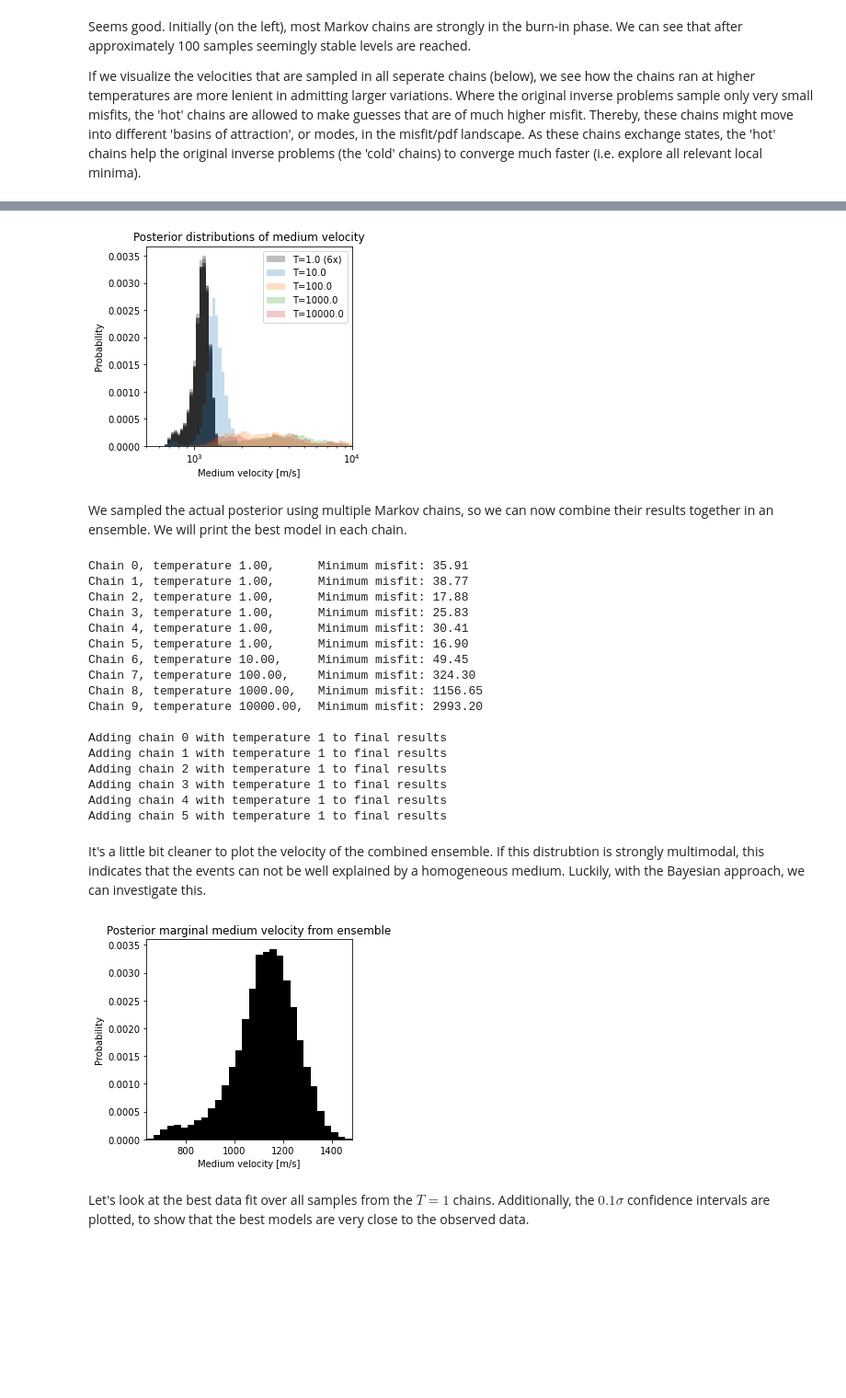
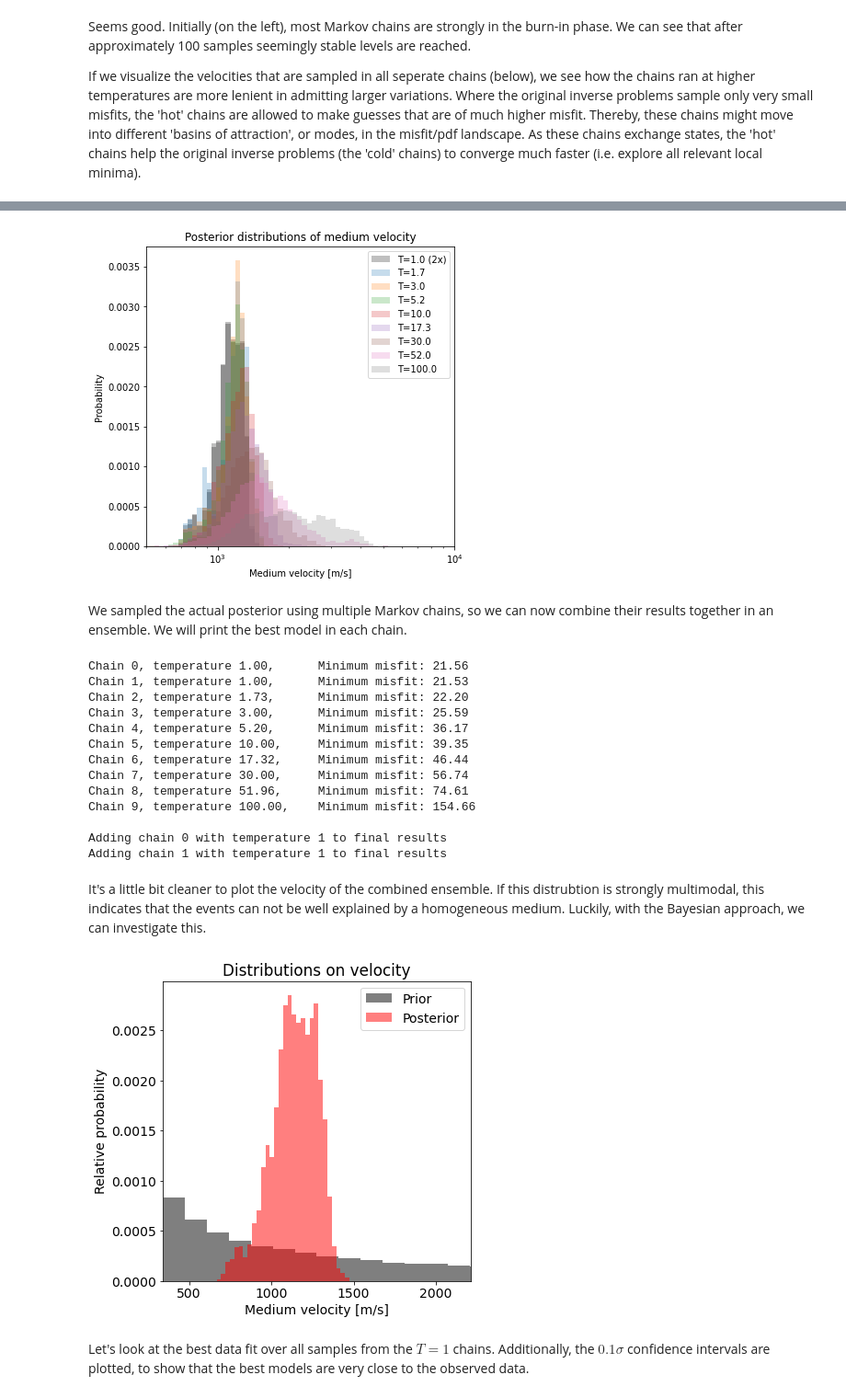
Before and after one commit to larsgeb/hmclab, a Jupyter notebook: notebooks/examples/Locating quakes.ipynb, the cells around one changed output, grey strips where cells are left out. Shown at 92% size. Saved outputs shown, nothing was run; the diff lists cells and outputs as text; code cells hidden in the pictures; blank space fills up the shorter version.

Commit message:
Updated plot of locating quakes

```diff
--- a/notebooks/examples/Locating quakes.ipynb
+++ b/notebooks/examples/Locating quakes.ipynb
@@ -185,12 +278,17 @@ _ = ax2.legend()
 # %% [markdown]
 We have pre-processed all the data in the `data/` folder. The notebook in that folder contains the pre-processing steps.
 # %%
-data_array = numpy.load("locatingquakes/data/data_array.npy")
-uncertainty_array = numpy.load("locatingquakes/data/uncertainty_array.npy")
-snr_array = numpy.load("locatingquakes/data/snr_array.npy")
+events_to_use = [1, 3, 4, 5, 6, 8, 10]
+
+data_array = numpy.load("locatingquakes/data/data_array.npy")[:, events_to_use]
+uncertainty_array = numpy.load("locatingquakes/data/uncertainty_array.npy")[
+    :, events_to_use
+]
+snr_array = numpy.load("locatingquakes/data/snr_array.npy")[:, events_to_use]
 event_descriptions = [
     file.split(".")[0] for file in list(numpy.load("locatingquakes/data/csv_files.npy"))
 ]
+event_descriptions = list(numpy.array(event_descriptions)[events_to_use])
 
 n_events = data_array.shape[1]
 # %% [markdown]
@@ -529,7 +660,7 @@ for i in range(algorithm_replicas):
     # Correct the misfit for temperature
     misfits_corrected = samples_misfits * temperatures[i]
 
-    ax1.plot(misfits_corrected[:200], alpha=0.8, label=label, c=c)
+    ax1.semilogy(misfits_corrected[:1000], alpha=0.8, label=label, c=c)
     ax2.plot(misfits_corrected, alpha=0.8, label=label, c=c)
     ax1.set_xlabel("Sample index")
     ax2.set_xlabel("Sample index")
@@ -548,6 +684,7 @@ If we visualize the velocities that are sampled in all seperate chains (below),
 # %%
 plt.figure(figsize=figsize)
 logbins = numpy.logspace(1, 4, 150)
+
 
 for i in range(algorithm_replicas):
     with hmclab.Samples(filenames[i]) as samples:
@@ -560,7 +697,7 @@ for i in range(algorithm_replicas):
         if temperatures[i] == 1 and (not i == 0):
             label = None
         elif temperatures[i] == 1:
-            label = f"T={temperatures[i]:.1f} ({numpy.sum(temperatures==1)}x)"
+            label = f"T={temperatures[i]:.1f} ({numpy.sum(numpy.array(temperatures)==1.0)}x)"
 
         plt.hist(
             samples_n[-2, :],
@@ -579,13 +716,13 @@ plt.ylabel("Probability")
 plt.title("Posterior distributions of medium velocity")
 plt.gca().set_xscale("log")
 # %% [output]
-[figure, old version]
+[figure, new version]
 # %% [markdown]
 We sampled the actual posterior using multiple Markov chains, so we can now combine their results together in an ensemble. We will print the best model in each chain.
 # %%
 # Load samples ----------------------------------------------------------------
 for i in range(algorithm_replicas):
-    with hmclab.Samples(filenames[i]) as samples:
+    with hmclab.Samples(filenames[i], burn_in=1000) as samples:
         samples_n = samples.numpy
 
     best_model_chain = samples_n[:-1, numpy.argmin(samples_n[-1, :])][:, None]
@@ -604,7 +741,7 @@ for i in range(algorithm_replicas):
 
     print(f"Adding chain {i} with temperature 1 to final results")
 
-    with hmclab.Samples(filenames[i], burn_in=10) as samples:
+    with hmclab.Samples(filenames[i], burn_in=1000) as samples:
         final_samples.append(samples.numpy)
 
 final_samples = numpy.hstack(final_samples)
@@ -613,35 +750,49 @@ final_samples = numpy.hstack(final_samples)
 best_model_overall = final_samples[:-1, numpy.argmin(final_samples[-1, :])][:, None]
 synthetics_best_model_overall = likelihood.forward_vector(best_model_overall)
 # %% [output]
-Chain 0, temperature 1.00,      Minimum misfit: 35.91
-Chain 1, temperature 1.00,      Minimum misfit: 38.77
-Chain 2, temperature 1.00,      Minimum misfit: 17.88
-Chain 3, temperature 1.00,      Minimum misfit: 25.83
-Chain 4, temperature 1.00,      Minimum misfit: 30.41
-Chain 5, temperature 1.00,      Minimum misfit: 16.90
-Chain 6, temperature 10.00,     Minimum misfit: 49.45
-Chain 7, temperature 100.00,    Minimum misfit: 324.30
-Chain 8, temperature 1000.00,   Minimum misfit: 1156.65
-Chain 9, temperature 10000.00,  Minimum misfit: 2993.20
+Chain 0, temperature 1.00,      Minimum misfit: 21.56
+Chain 1, temperature 1.00,      Minimum misfit: 21.53
+Chain 2, temperature 1.73,      Minimum misfit: 22.20
+Chain 3, temperature 3.00,      Minimum misfit: 25.59
+Chain 4, temperature 5.20,      Minimum misfit: 36.17
+Chain 5, temperature 10.00,     Minimum misfit: 39.35
+Chain 6, temperature 17.32,     Minimum misfit: 46.44
+Chain 7, temperature 30.00,     Minimum misfit: 56.74
+Chain 8, temperature 51.96,     Minimum misfit: 74.61
+Chain 9, temperature 100.00,    Minimum misfit: 154.66
 
 Adding chain 0 with temperature 1 to final results
 Adding chain 1 with temperature 1 to final results
-Adding chain 2 with temperature 1 to final results
-Adding chain 3 with temperature 1 to final results
-Adding chain 4 with temperature 1 to final results
-Adding chain 5 with temperature 1 to final results
 # %% [markdown]
 It's a little bit cleaner to plot the velocity of the combined ensemble. If this distrubtion is strongly multimodal, this indicates that the events can not be well explained by a homogeneous medium. Luckily, with the Bayesian approach, we can investigate this.
 # %%
 fig = plt.figure(figsize=figsize)
 ax = plt.axes()
-_,bins,_=ax.hist(final_samples[-2, :], color="k", bins=30, density=True)
+
+
+plt.title("Prior on medium P-wave velocity")
+_ = ax.hist(
+    (vel_prior.generate(50000).flatten()),
+    color="k",
+    alpha=0.5,
+    bins=50,
+    density=True,
+    label="Prior",
+)
+plt.xlabel("Medium velocity [m/s]")
+plt.ylabel("Relative probability")
+# plt.show()
+
+_, bins, _ = ax.hist(
+    final_samples[-2, :], color="r", bins=30, density=True, alpha=0.5, label="Posterior"
+)
 ax.set_xlabel("Medium velocity [m/s]")
-ax.set_ylabel("Probability")
-plt.title("Posterior marginal medium velocity from ensemble")
-_ = ax.set_xlim([bins.min(), bins.max()])
+ax.set_ylabel("Relative probability")
+plt.legend()
+plt.title("Distributions on velocity")
+_ = ax.set_xlim([340, bins.max() * 1.5])
 # %% [output]
-[figure, old version]
+[figure, new version]
 # %% [markdown]
 Let's look at the best data fit over all samples from the $T=1$ chains. Additionally, the $0.1\sigma$ confidence intervals are plotted, to show that the best models are very close to the observed data.
 # %%
```
Also changed, not shown: parts of 24 cells of this notebook.
